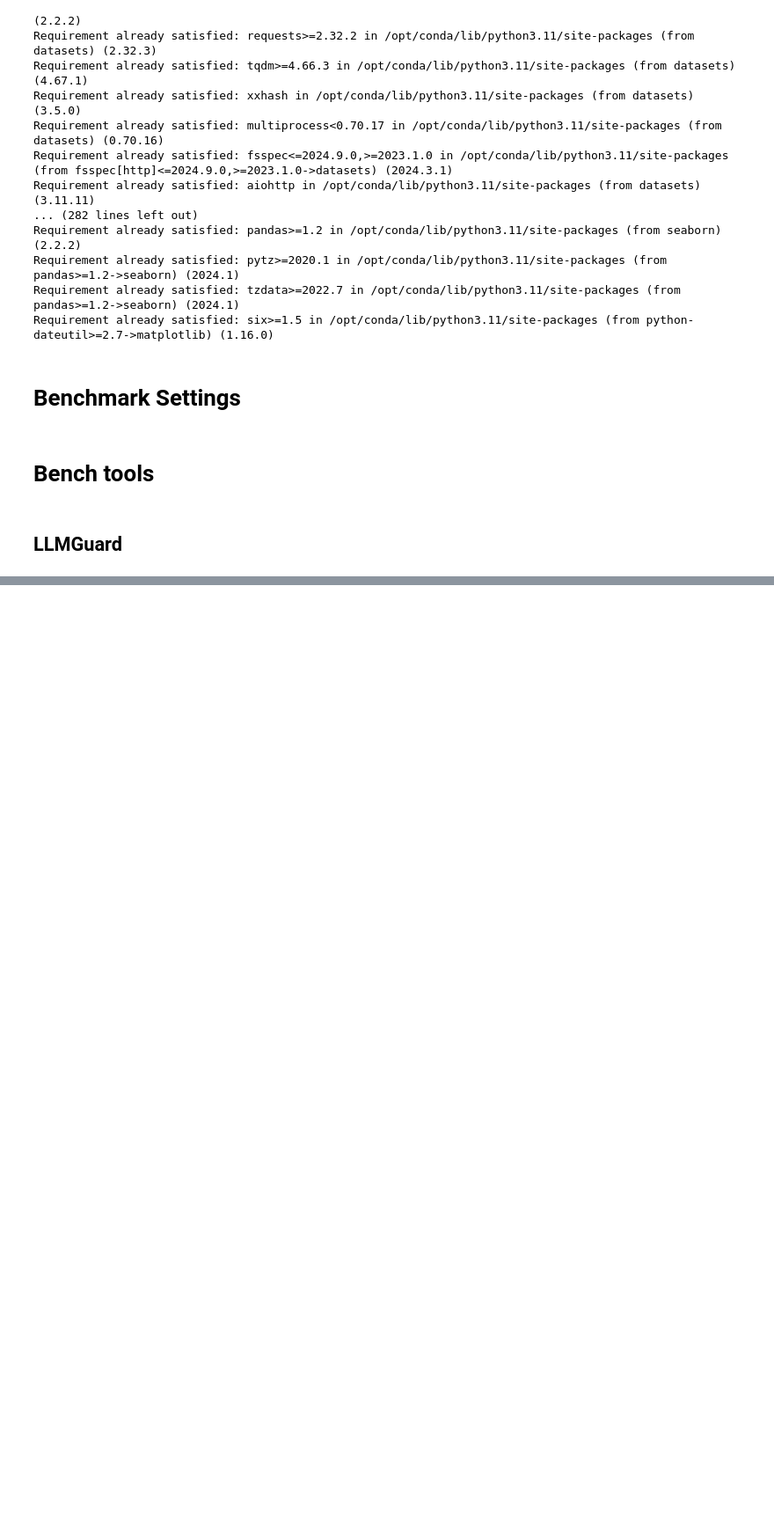
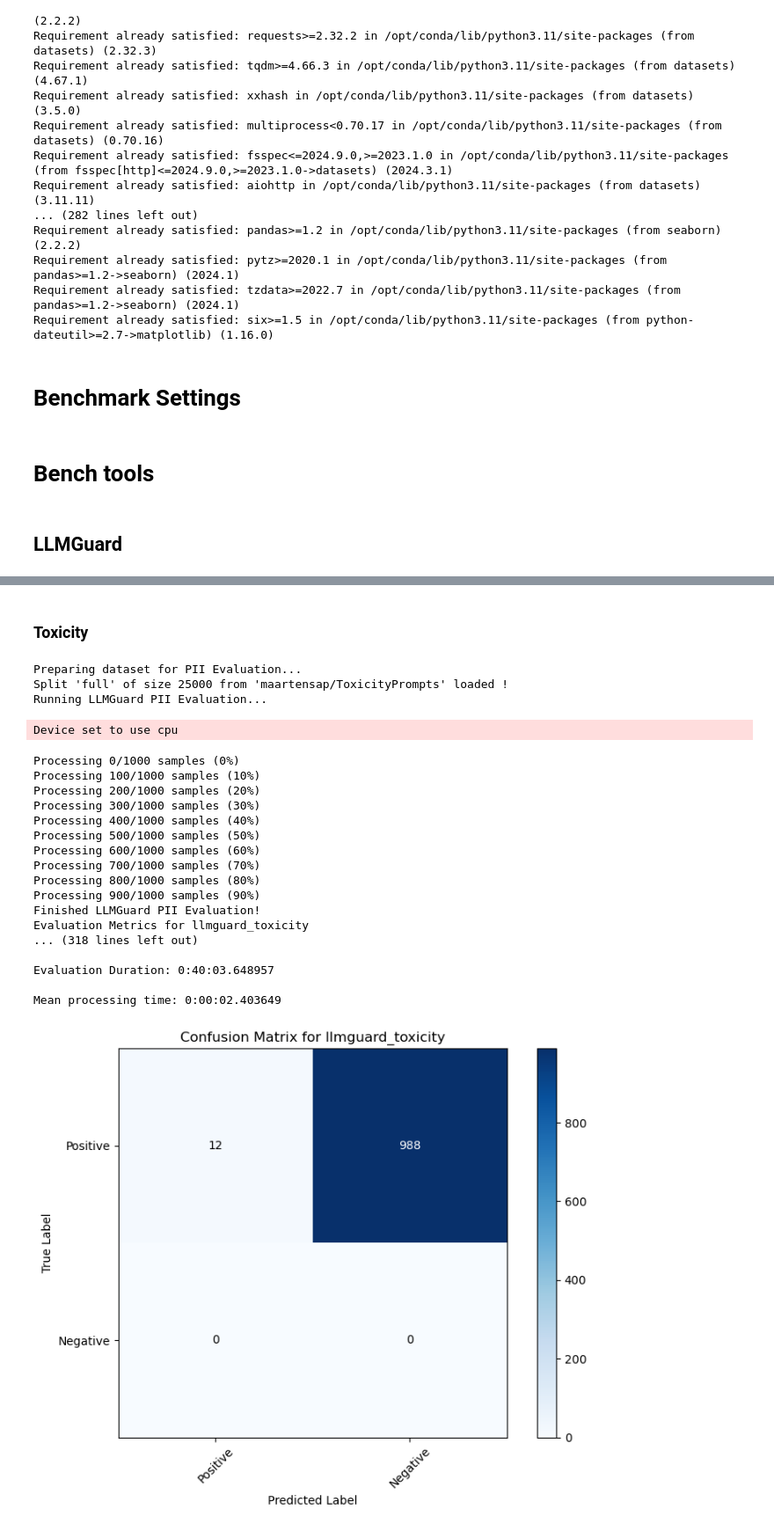
Before and after one commit to No-N4me/BenchAISecTools, a Jupyter notebook: run_benchs.ipynb, the cells around one changed output, grey strips where cells are left out. Shown at 88% size. Cells and saved outputs as stored; diff of their text form; code cells hidden in the pictures; blank space fills up the shorter version.

Commit message:
feat: Enhanced metrics feat: Guardrails Jailbreak evaluation feat: Guardrails PII evaluation feat: LLMGuard Toxicity evaluation

```diff
--- a/run_benchs.ipynb
+++ b/run_benchs.ipynb
@@ -31,10 +34,12 @@ Requirement already satisfied: six>=1.5 in /opt/conda/lib/python3.11/site-packag
 # Define datasets
 
 datasets: dict[tuple[str, str]] = {
-    "pii": ("ai4privacy/pii-masking-200k", "train"),
-    "jailbreak": ("jackhhao/jailbreak-classification", "train")
+    "pii": ("ai4privacy/pii-masking-200k", "train"), #ai4privacy datasets only !!!!
+    "jailbreak": ("jackhhao/jailbreak-classification", "train"),
+    "toxicity": ("maartensap/ToxicityPrompts", "full")
 }
 
+# pii_entities = ["PERSON", "EMAIL_ADDRESS", "PHONE_NUMBER", "IP_ADDRESS", "IBAN_CODE", "CREDIT_CARD"]
 pii_entities = ["PERSON", "EMAIL_ADDRESS", "PHONE_NUMBER", "IP_ADDRESS", "IBAN_CODE", "CREDIT_CARD"]
 
 max_split_size = 1000
@@ -92,0 +85,30 @@ Mean processing time: 0:00:00.014979
+# %% [markdown]
+### Toxicity
+# %%
+from tools.llmguard.benchmarks import bench_toxicity
+
+
+bench_toxicity(*datasets['toxicity'], max_split_size, subset="ptp-fr", threshold=0.7).display_results()
+# %% [output]
+Preparing dataset for PII Evaluation...
+Split 'full' of size 25000 from 'maartensap/ToxicityPrompts' loaded !
+Running LLMGuard PII Evaluation...
+Device set to use cpu
+Processing 0/1000 samples (0%)
+Processing 100/1000 samples (10%)
+Processing 200/1000 samples (20%)
+Processing 300/1000 samples (30%)
+Processing 400/1000 samples (40%)
+Processing 500/1000 samples (50%)
+Processing 600/1000 samples (60%)
+Processing 700/1000 samples (70%)
+Processing 800/1000 samples (80%)
+Processing 900/1000 samples (90%)
+Finished LLMGuard PII Evaluation!
+Evaluation Metrics for llmguard_toxicity
+... (318 lines left out)
+
+Evaluation Duration: 0:40:03.648957
+
+Mean processing time: 0:00:02.403649
+[figure, added]
```
Also changed, not shown: parts of 13 cells of this notebook, 9 other files.
